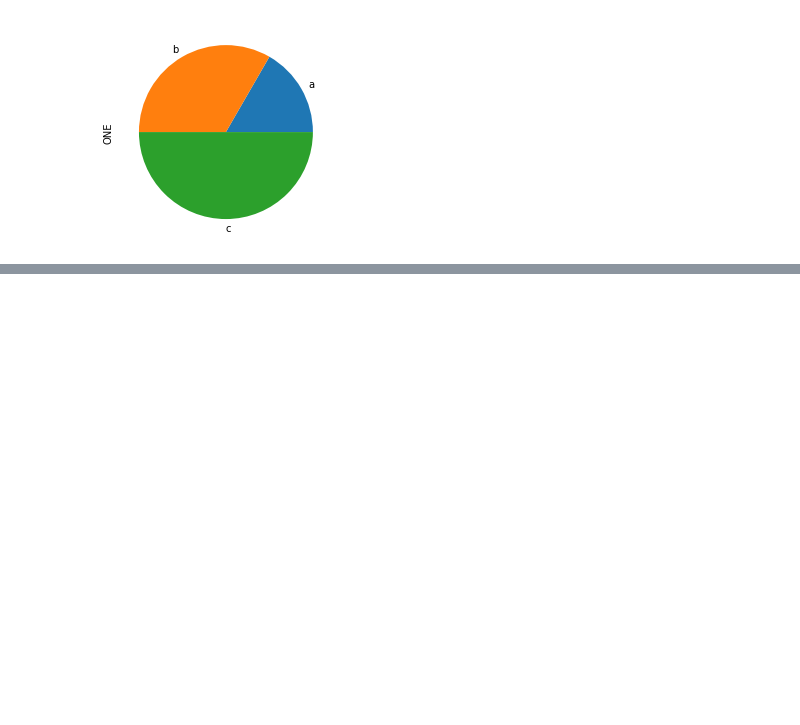
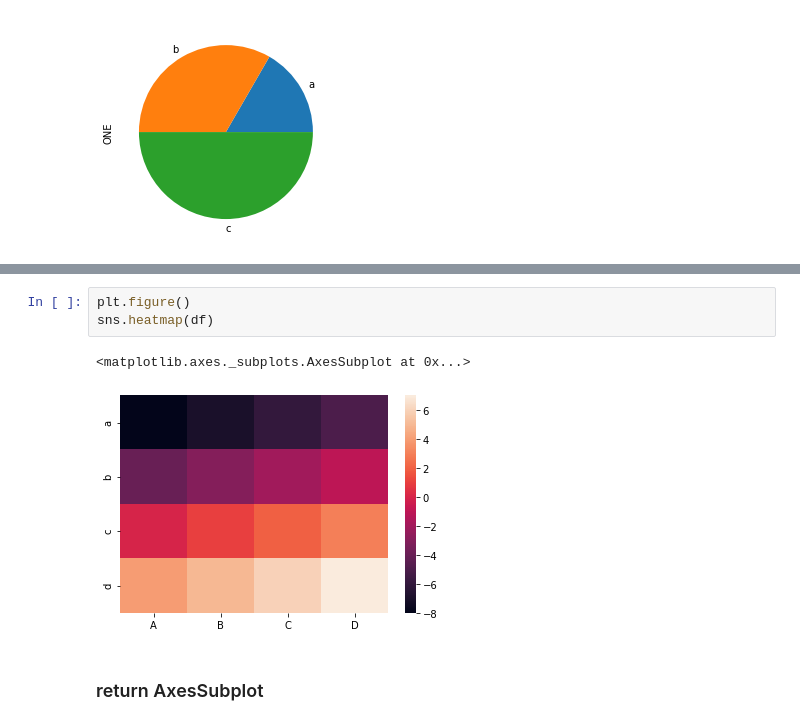
Before and after one commit to anko191/Python_Kaggle, a Jupyter notebook: pandas/pandas_showgraph.ipynb, the cells around one changed output, grey strips where cells are left out. Saved outputs shown, nothing was run; the diff lists cells and outputs as text; blank space fills up the shorter version.

```diff
--- a/pandas/pandas_showgraph.ipynb
+++ b/pandas/pandas_showgraph.ipynb
@@ -294,0 +341,8 @@ df_pie['ONE'].plot.pie()
+# %%
+plt.figure()
+sns.heatmap(df)
+# %% [output]
+<matplotlib.axes._subplots.AxesSubplot at 0x...>
+[figure, added]
+# %% [markdown]
+### return AxesSubplot
```
Also changed, not shown: parts of 62 cells of this notebook.
